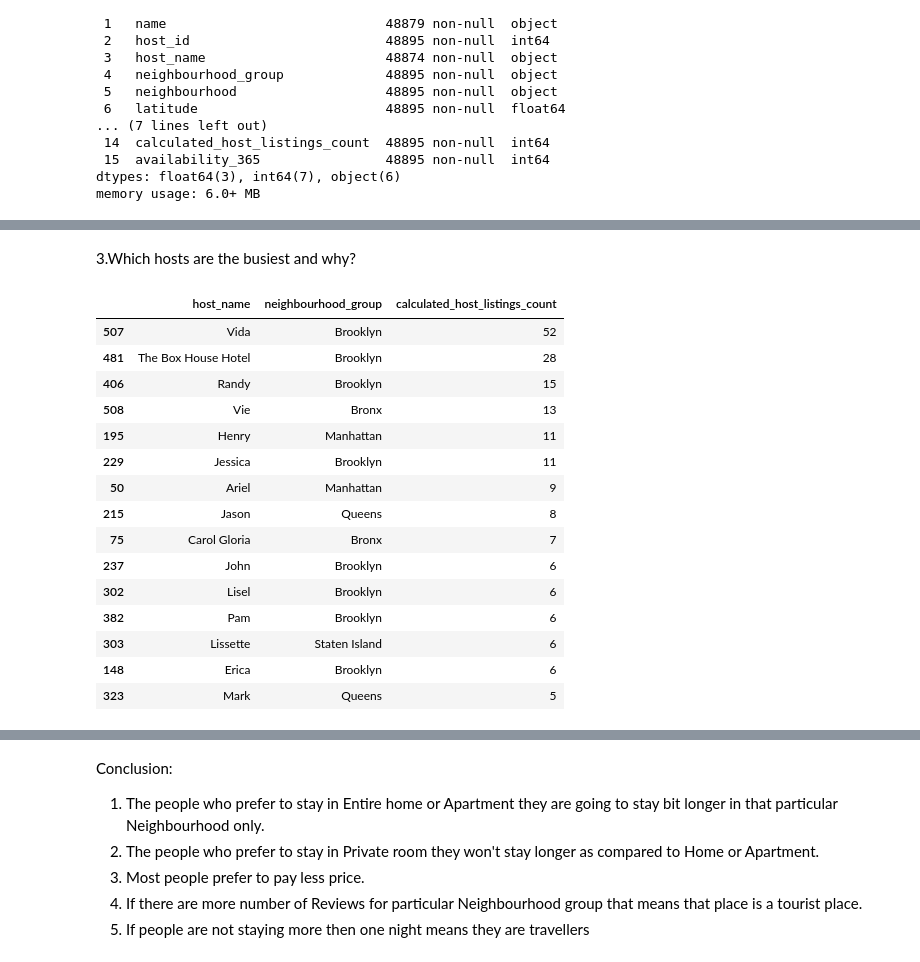
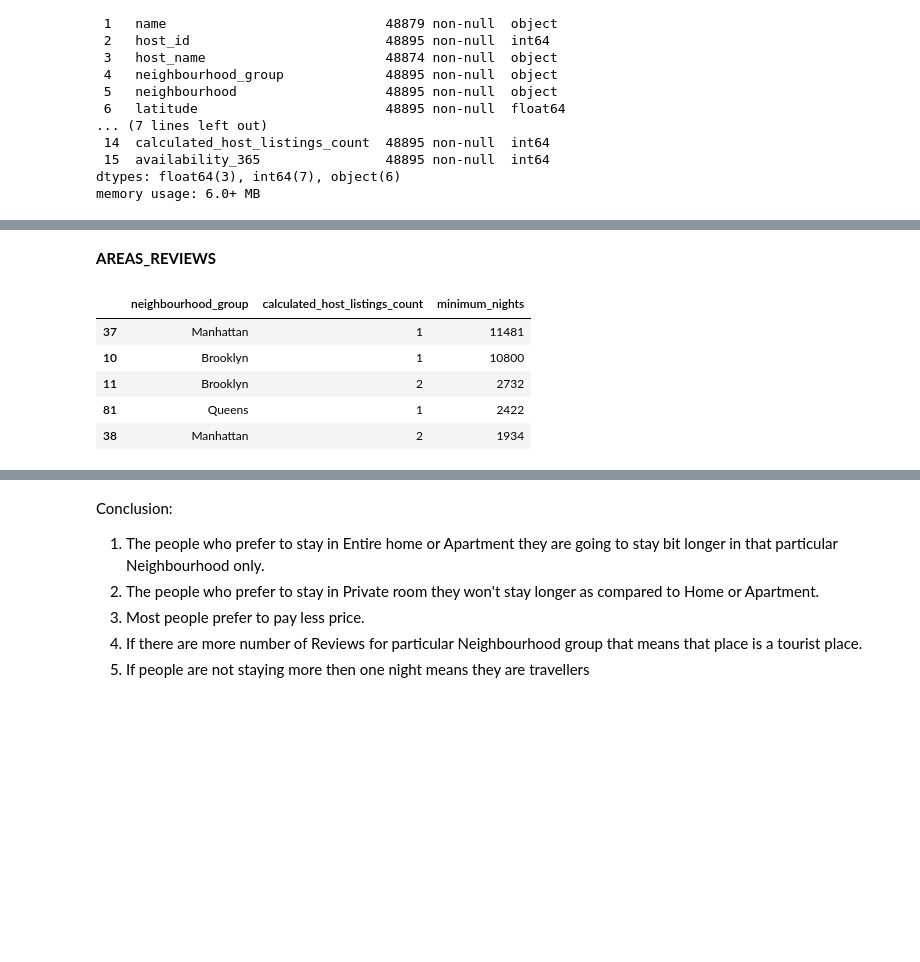
Before and after one commit to Viratvenom/AIRBNB-EDA-PROJECT, a Jupyter notebook: Airbnb_Bookings_Analysis_Capstone_Project_MAP.ipynb, the cells around one changed output, grey strips where cells are left out. Drawn from its saved outputs; the diff is of its cells as text; code cells hidden in the pictures; blank space fills up the shorter version.

```diff
--- a/Airbnb_Bookings_Analysis_Capstone_Project_MAP.ipynb
+++ b/Airbnb_Bookings_Analysis_Capstone_Project_MAP.ipynb
@@ -178,0 +179,5 @@ plt.show()
+# %%
+Airbnb_df.dropna(how='any',inplace=True)
+# %%
+Airbnb_df.fillna({'reviews_per_month':0.0}, inplace=True)
+Airbnb_df.reviews_per_month.isnull().sum()
@@ -178,0 +186,4 @@ plt.show()
+# %%
+Airbnb_df.drop(['id','host_name','last_review'], inplace = True, axis =1)
+# %%
+Airbnb_df = Airbnb_df.dropna(subset=['reviews_per_month'])
@@ -254,23 +480,13 @@ plt.show()
-# %% [markdown]
-3.Which hosts are the busiest and why?
+# %% [markdown]
+**AREAS_REVIEWS**
 # %%
-host_Name = Airbnb_df.groupby(['host_name','neighbourhood_group'])['calculated_host_listings_count'].max().reset_index()
-top_hosts = host_Name.sort_values(by = ['calculated_host_listings_count'], ascending = False).head(15)
-top_hosts
+traffic= Airbnb_df.groupby(['neighbourhood_group','calculated_host_listings_count'])['minimum_nights'].count().reset_index()
+traffic = traffic.sort_values(by='minimum_nights', ascending=False)
+traffic.head(5)
 # %% [output]
-|  | host_name | neighbourhood_group | calculated_host_listings_count |
-| 507 | Vida | Brooklyn | 52 |
-| 481 | The Box House Hotel | Brooklyn | 28 |
-| 406 | Randy | Brooklyn | 15 |
-| 508 | Vie | Bronx | 13 |
-| 195 | Henry | Manhattan | 11 |
-| 229 | Jessica | Brooklyn | 11 |
-| 50 | Ariel | Manhattan | 9 |
-| 215 | Jason | Queens | 8 |
-| 75 | Carol Gloria | Bronx | 7 |
-| 237 | John | Brooklyn | 6 |
-| 302 | Lisel | Brooklyn | 6 |
-| 382 | Pam | Brooklyn | 6 |
-| 303 | Lissette | Staten Island | 6 |
-| 148 | Erica | Brooklyn | 6 |
-| 323 | Mark | Queens | 5 |
+|  | neighbourhood_group | calculated_host_listings_count | minimum_nights |
+| 37 | Manhattan | 1 | 11481 |
+| 10 | Brooklyn | 1 | 10800 |
+| 11 | Brooklyn | 2 | 2732 |
+| 81 | Queens | 1 | 2422 |
+| 38 | Manhattan | 2 | 1934 |
```
Also changed, not shown: parts of 85 cells of this notebook.
